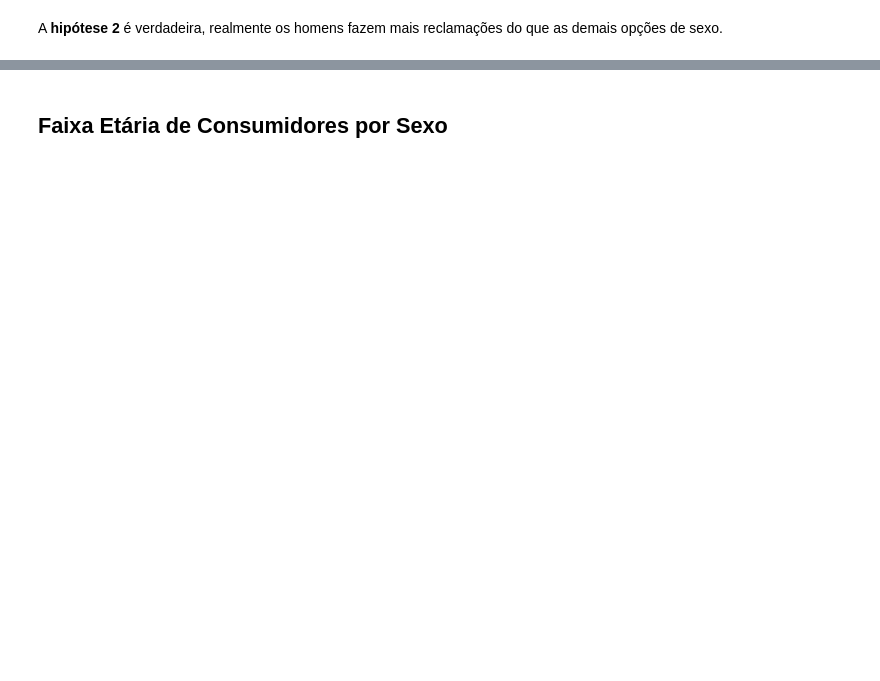
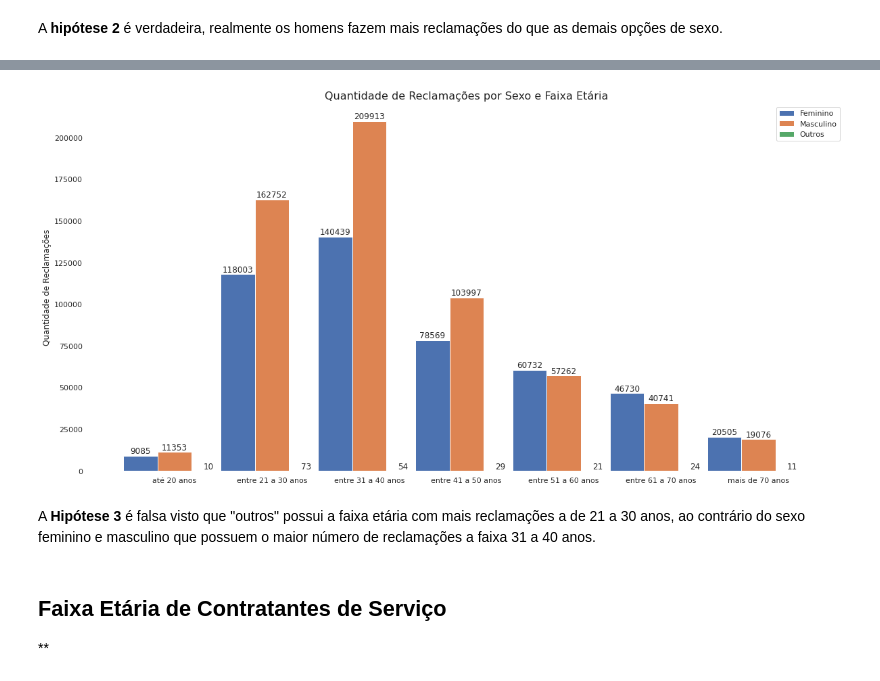
Before and after one commit to renatagsr/projetos, a Jupyter notebook: Análise de Dados/EDA.ipynb, the cells around one changed output, grey strips where cells are left out. Saved outputs shown, nothing was run; the diff lists cells and outputs as text; code cells hidden in the pictures; blank space fills up the shorter version.

```diff
--- a/Análise de Dados/EDA.ipynb
+++ b/Análise de Dados/EDA.ipynb
@@ -152,2 +176,45 @@ A **hipótese 2** é verdadeira, realmente os homens fazem mais reclamações do
+# %%
+cont = datasets_2020.groupby('Sexo')['Faixa Etária'].value_counts(sort=False)
+faixa_etaria = ['até 20 anos', 'entre 21 a 30 anos', 'entre 31 a 40 anos', 'entre 41 a 50 anos',
+                'entre 51 a 60 anos', 'entre 61 a 70 anos', 'mais de 70 anos']
+
+barwidth = 0.35
+
+fig, ax = plt.subplots(figsize = (20, 10))
+
+#Definindo as posições das barras
+r1 = range(int(len(cont)/3))
+r2 = [x + barwidth for x in r1]
+r3 = [x + barwidth for x in r2]
+
+#Criando as barras
+graph1 = plt.bar(r1, cont[:7], width=barwidth, label = 'Feminino')
+graph2 = plt.bar(r2, cont[7:14], width=barwidth, label = 'Masculino')
+graph3 = plt.bar(r3, cont[14:], width=barwidth, label = 'Outros')
+
+#Adicionando legenda as barras
+plt.xticks([r + barwidth for r in range(int(len(cont)/3))], faixa_etaria)
+plt.ylabel('Quantidade de Reclamações')
+plt.title('Quantidade de Reclamações por Sexo e Faixa Etária', fontsize = 16)
+
+#Melhorando visualização
+plt.grid(False)
+ax.spines['right'].set_visible(False)
+ax.spines['bottom'].set_visible(False)
+ax.spines['left'].set_visible(False)
+ax.spines['top'].set_visible(False)
+for i in range(int(len(cont)/3)):
+    plt.annotate(str(cont[i]), (i, cont[i]), ha = 'center', va = 'bottom')
+    plt.annotate(str(cont[i+7]), (i + barwidth, cont[i+7]), ha = 'center', va = 'bottom')
+    plt.annotate(str(cont[i+14]), (i + 2 * barwidth, cont[i+14]), ha = 'center', va = 'bottom')
+
+plt.legend()
+plt.show()
+# %% [output]
+[figure, added]
+# %% [markdown]
+A **Hipótese 3** é falsa visto que "outros" possui a faixa etária com mais reclamações a de 21 a 30 anos, ao contrário do sexo feminino e masculino que possuem o maior número de reclamações a faixa 31 a 40 anos.
 # %% [markdown]
-## Faixa Etária de Consumidores por Sexo
+## Faixa Etária de Contratantes de Serviço
+
+**
```
Also changed, not shown: parts of 4 cells of this notebook.
